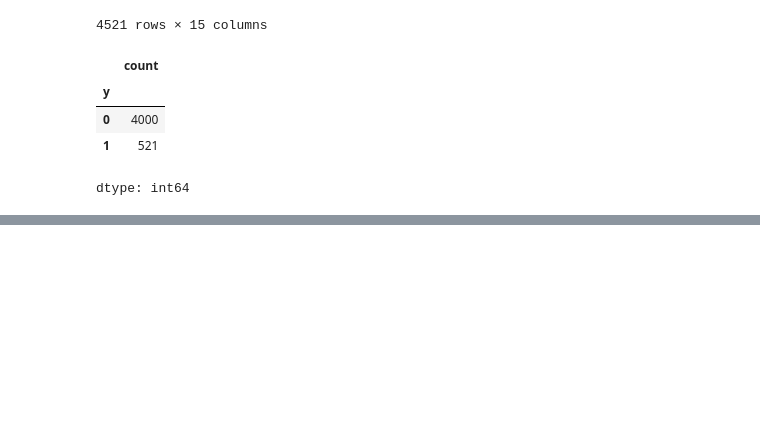
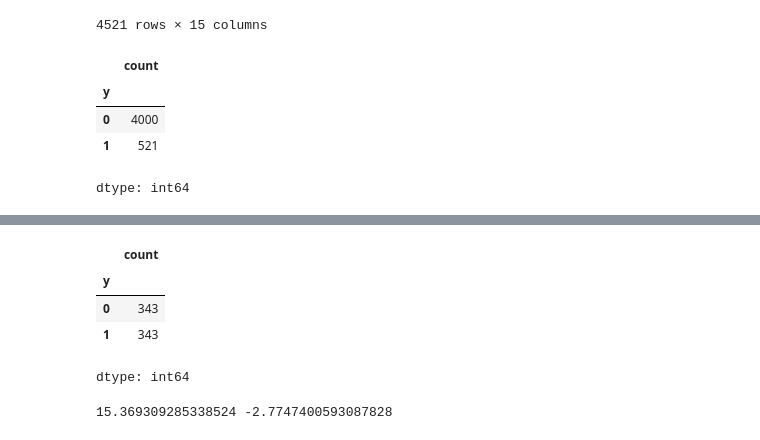
Before and after one commit to AniketC24/Datascience, a Jupyter notebook: Case_study_02_Bank_Telemarking.ipynb, the cells around one changed output, grey strips where cells are left out. Cells and saved outputs as stored; diff of their text form; code cells hidden in the pictures; blank space fills up the shorter version.

```diff
--- a/Case_study_02_Bank_Telemarking.ipynb
+++ b/Case_study_02_Bank_Telemarking.ipynb
@@ -406,0 +496,61 @@ dtype: int64
+# %%
+# Step 3: Balance Technique : Oversampling Technique   1)RandomOverSampler
+from imblearn.over_sampling import RandomOverSampler
+
+sampling = RandomOverSampler()
+
+X_train,y_train = sampling.fit_resample(X_train,y_train)
+
+y_train.value_counts()
+
+# Balance Technique : Oversampling Technique  2)SMOTE
+from imblearn.over_sampling import SMOTE
+
+sampling = SMOTE()
+
+X_train,y_train = sampling.fit_resample(X_train,y_train)
+
+y_train.value_counts()
+
+# Balance Technique : Oversampling Technique   3)ADASYN
+from imblearn.over_sampling import ADASYN
+
+sampling = ADASYN()
+
+X_train,y_train = sampling.fit_resample(X_train,y_train)
+
+y_train.value_counts()   # print(y_train.value_counts())
+                         # This show the Dataset balance
+# %% [output]
+|  | count |
+| y |  |
+| 0 | 343 |
+| 1 | 343 |
+dtype: int64
+# %%
+# Step 4: Using Scaling Technique
+'''
+Note:
+1. Always 'fit_transform' on Training Data where as use 'transform' on Test Data
+
+# Seen Data
+X_train = scaler.fit_transform(X_train)
+
+# Unseen Data
+X_test = scaler.transform(X_test)
+
+'''
+
+from sklearn.preprocessing import StandardScaler,MinMaxScaler,RobustScaler
+
+scaler = StandardScaler()
+
+# Seen Data
+X_train = scaler.fit_transform(X_train)
+# Unseen Data
+X_test = scaler.transform(X_test)
+
+# Checking
+print(X_test.max(),X_test.min())
+# %% [output]
+15.369309285338524 -2.7747400593087828
```
Also changed, not shown: parts of 11 cells of this notebook.
